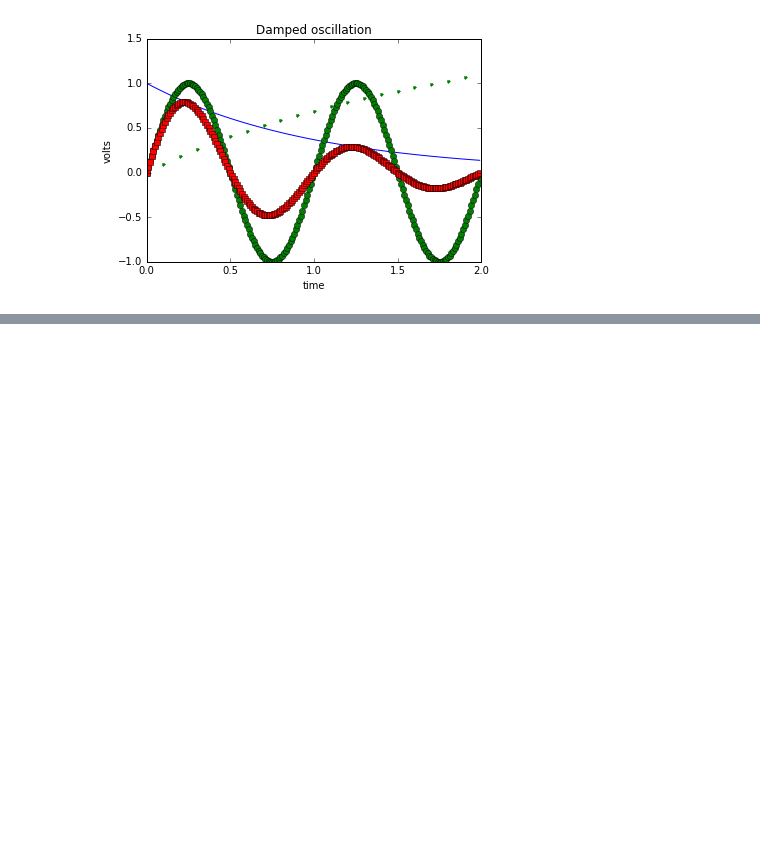
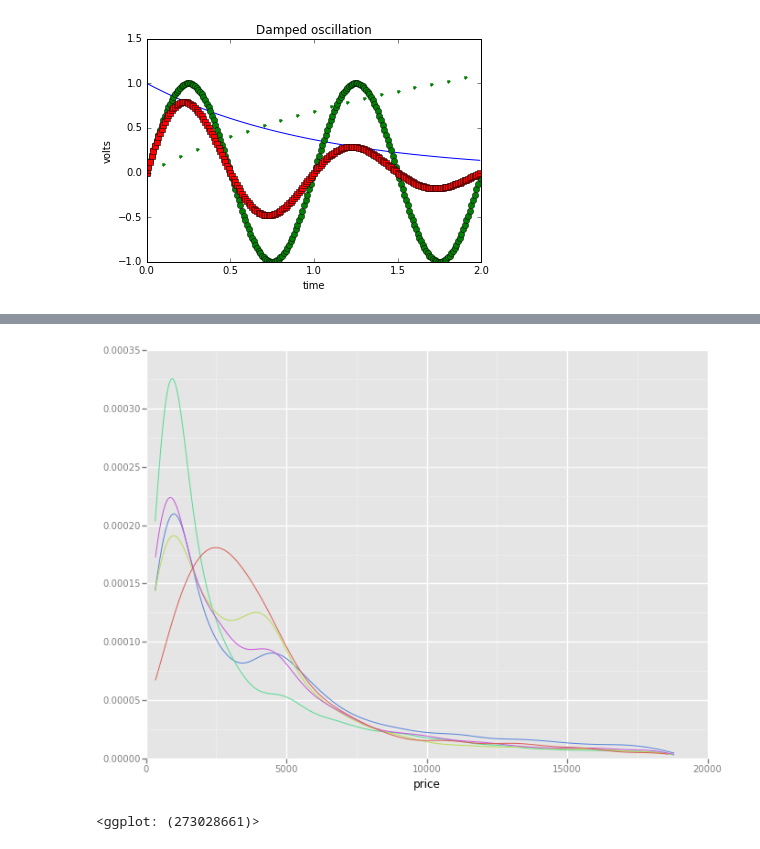
Before and after one commit to balcomes/ipython_notebooks, a Jupyter notebook: first_notebook.ipynb, the cells around one changed output, grey strips where cells are left out. Cells and saved outputs as stored; diff of their text form; code cells hidden in the pictures; blank space fills up the shorter version.

```diff
--- a/first_notebook.ipynb
+++ b/first_notebook.ipynb
@@ -76,0 +103,6 @@ py.iplot_mpl(fig2)
+# %%
+ggplot(diamonds, aes(x='price', color='cut')) + \
+geom_density()
+# %% [output]
+[figure, added]
+<ggplot: (273028661)>
```
Also changed, not shown: parts of 5 cells of this notebook.
